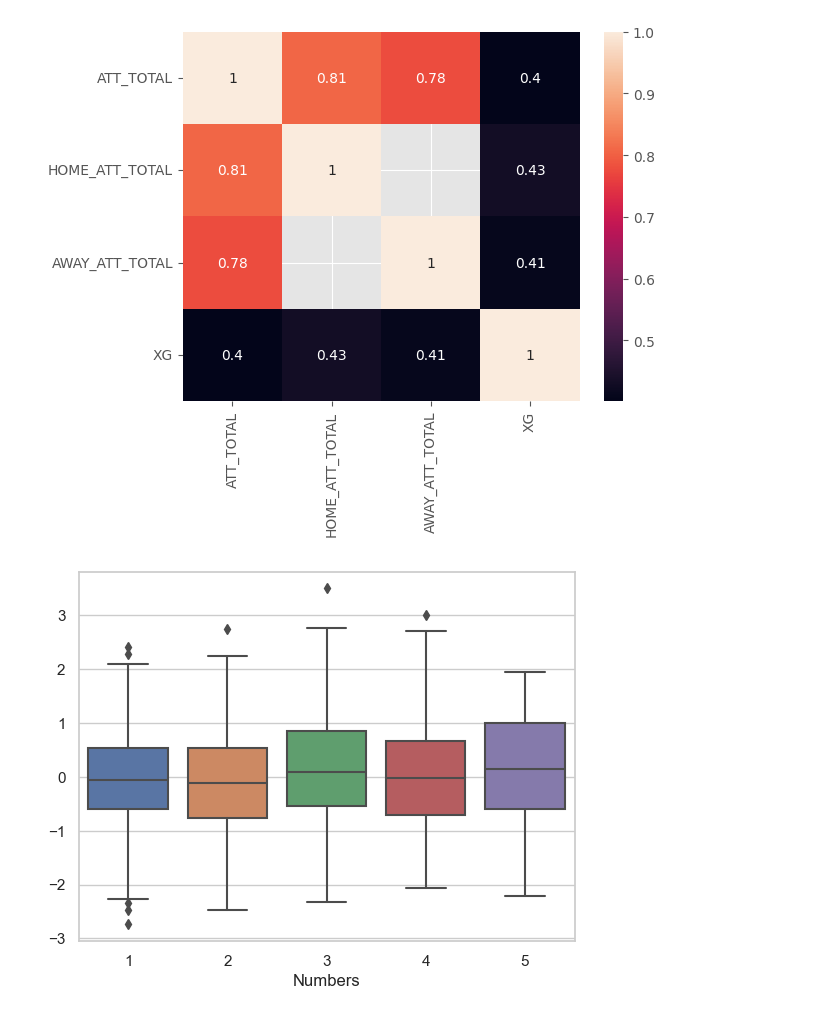
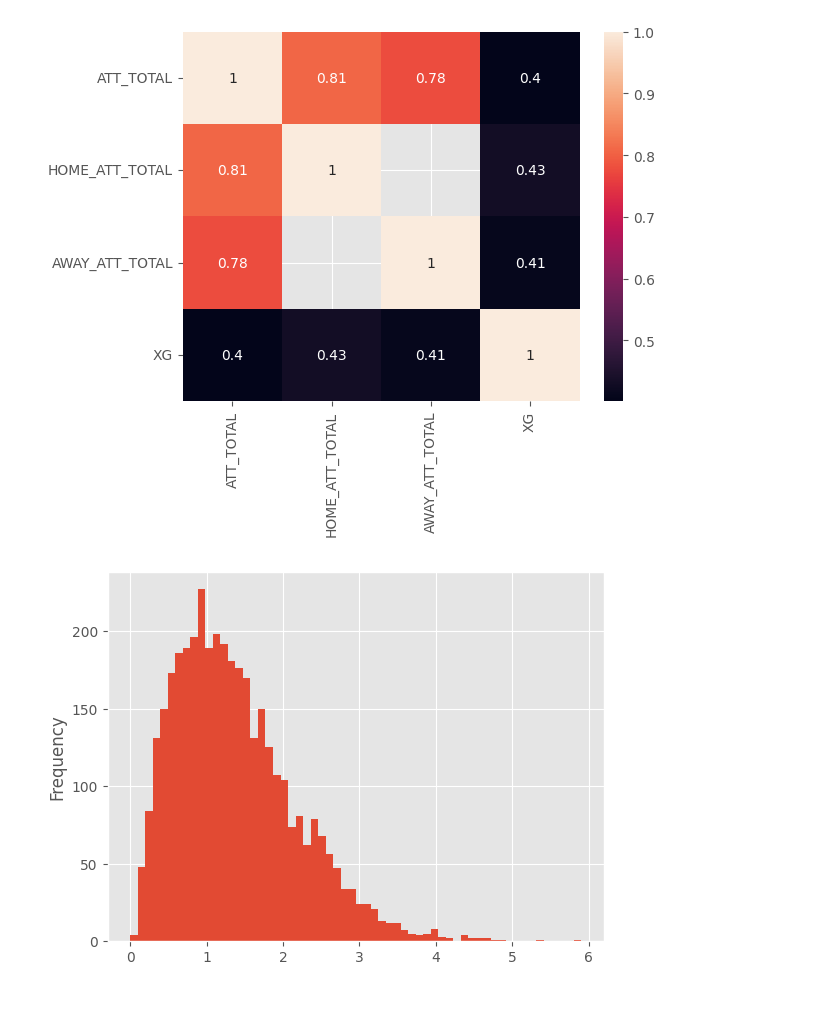
Before and after one commit to ongmk/FPL, a Jupyter notebook: fpl/notebooks/model.ipynb, the cells around one changed output. Saved outputs shown, nothing was run; the diff lists cells and outputs as text; code cells hidden in the pictures.

```diff
--- a/fpl/notebooks/model.ipynb
+++ b/fpl/notebooks/model.ipynb
@@ -67,25 +72,8 @@ sns.heatmap(processed_data[["ATT_TOTAL", "HOME_ATT_TOTAL", "AWAY_ATT_TOTAL", "XG
 plt.show()
 # %% [output]
 [figure]
-# %%
-import seaborn as sns
-import matplotlib.pyplot as plt
-import numpy as np
-
-# Example data
-data = [np.random.normal(size=100) for _ in range(5)]
-
-# Create the box plot
-sns.set(style="whitegrid")
-ax = sns.boxplot(data=data)
-
-# Set the x-axis labels
-ax.set_xticklabels(['1', '2', '3', '4', '5'])
-
-# Set the x-axis label
-ax.set_xlabel("Numbers")
-
-# Show the plot
-plt.show()
-# %% [output]
-[figure, removed]
+# %%
+processed_data["XG"].plot(kind='hist', bins=60)
+plt.show()
+# %% [output]
+[figure, added]
```
Also changed, not shown: parts of 8 cells of this notebook.
